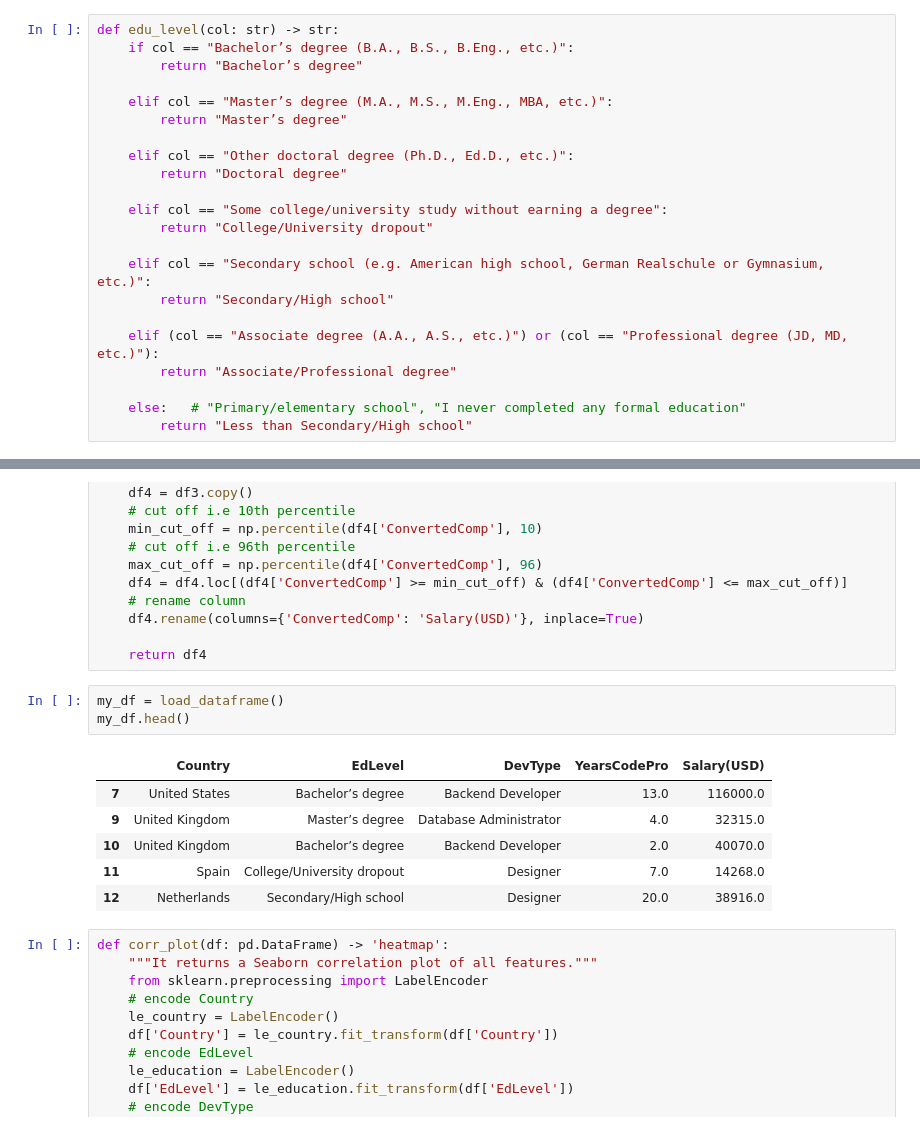
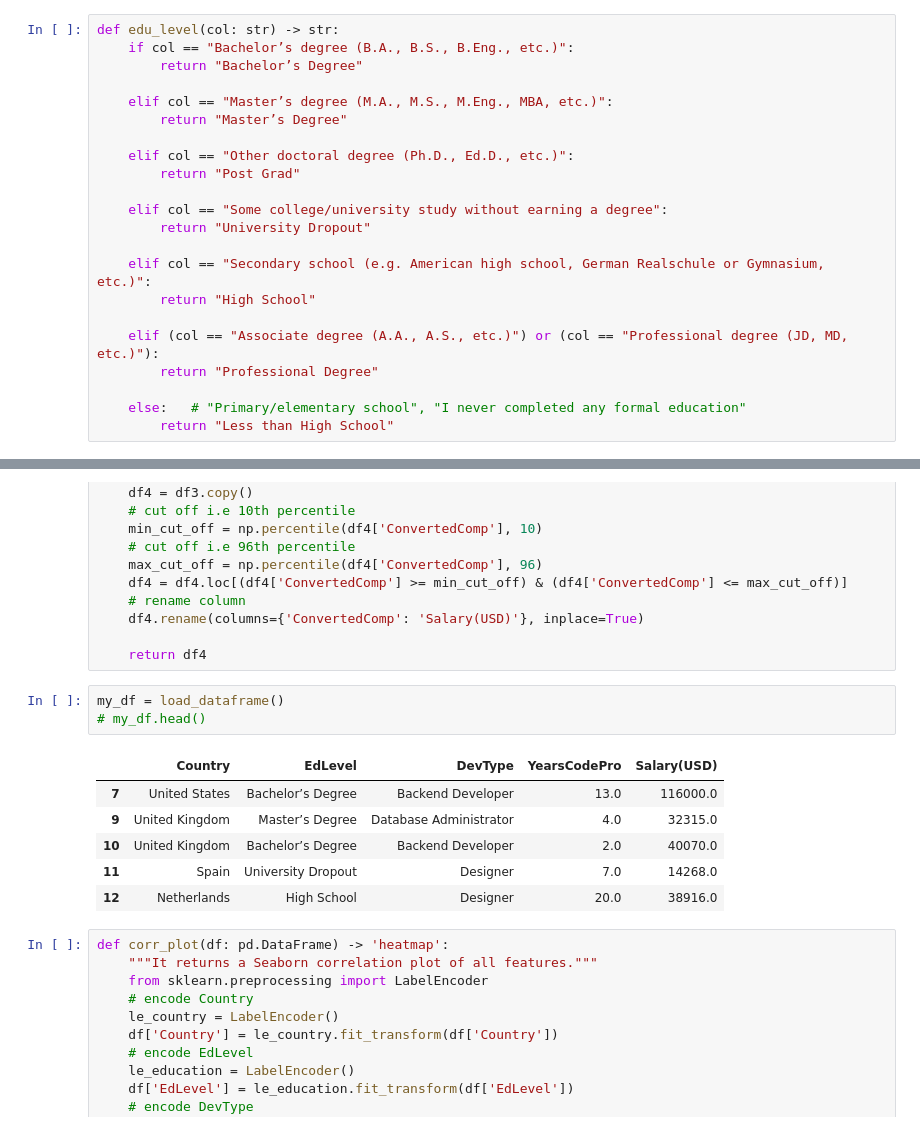
Before and after one commit to chineidu/Developer-s-survey, a Jupyter notebook: survey notebook.ipynb, the cells around one changed output, grey strips where cells are left out. Drawn from its saved outputs; the diff is of its cells as text.

```diff
--- a/survey notebook.ipynb
+++ b/survey notebook.ipynb
@@ -225,25 +225,25 @@ def assign_devtype(devtype: str) -> str:
 # %%
 def edu_level(col: str) -> str:
     if col == "Bachelor’s degree (B.A., B.S., B.Eng., etc.)":
-        return "Bachelor’s degree"
+        return "Bachelor’s Degree"
 
     elif col == "Master’s degree (M.A., M.S., M.Eng., MBA, etc.)":
-        return "Master’s degree"
+        return "Master’s Degree"
 
     elif col == "Other doctoral degree (Ph.D., Ed.D., etc.)":
-        return "Doctoral degree"
+        return "Post Grad"
 
     elif col == "Some college/university study without earning a degree":
-        return "College/University dropout"
+        return "University Dropout"
 
     elif col == "Secondary school (e.g. American high school, German Realschule or Gymnasium, etc.)":
-        return "Secondary/High school"
+        return "High School"
 
     elif (col == "Associate degree (A.A., A.S., etc.)") or (col == "Professional degree (JD, MD, etc.)"):
-        return "Associate/Professional degree"
+        return "Professional Degree"
 
     else:   # "Primary/elementary school", "I never completed any formal education"
-        return "Less than Secondary/High school"
+        return "Less than High School"
 # %%
 # clean the DevType
 df2['DevType'] = df2['DevType'].apply(assign_devtype)
@@ -733,14 +733,14 @@ def load_dataframe() -> pd.DataFrame:
     return df4
 # %%
 my_df = load_dataframe()
-my_df.head()
+# my_df.head()
 # %% [output]
 |  | Country | EdLevel | DevType | YearsCodePro | Salary(USD) |
-| 7 | United States | Bachelor’s degree | Backend Developer | 13.0 | 116000.0 |
-| 9 | United Kingdom | Master’s degree | Database Administrator | 4.0 | 32315.0 |
-| 10 | United Kingdom | Bachelor’s degree | Backend Developer | 2.0 | 40070.0 |
-| 11 | Spain | College/University dropout | Designer | 7.0 | 14268.0 |
-| 12 | Netherlands | Secondary/High school | Designer | 20.0 | 38916.0 |
+| 7 | United States | Bachelor’s Degree | Backend Developer | 13.0 | 116000.0 |
+| 9 | United Kingdom | Master’s Degree | Database Administrator | 4.0 | 32315.0 |
+| 10 | United Kingdom | Bachelor’s Degree | Backend Developer | 2.0 | 40070.0 |
+| 11 | Spain | University Dropout | Designer | 7.0 | 14268.0 |
+| 12 | Netherlands | High School | Designer | 20.0 | 38916.0 |
 # %%
 def corr_plot(df: pd.DataFrame) -> 'heatmap':
     """It returns a Seaborn correlation plot of all features."""
```
Also changed, not shown: parts of 16 cells of this notebook, 4 other files.
